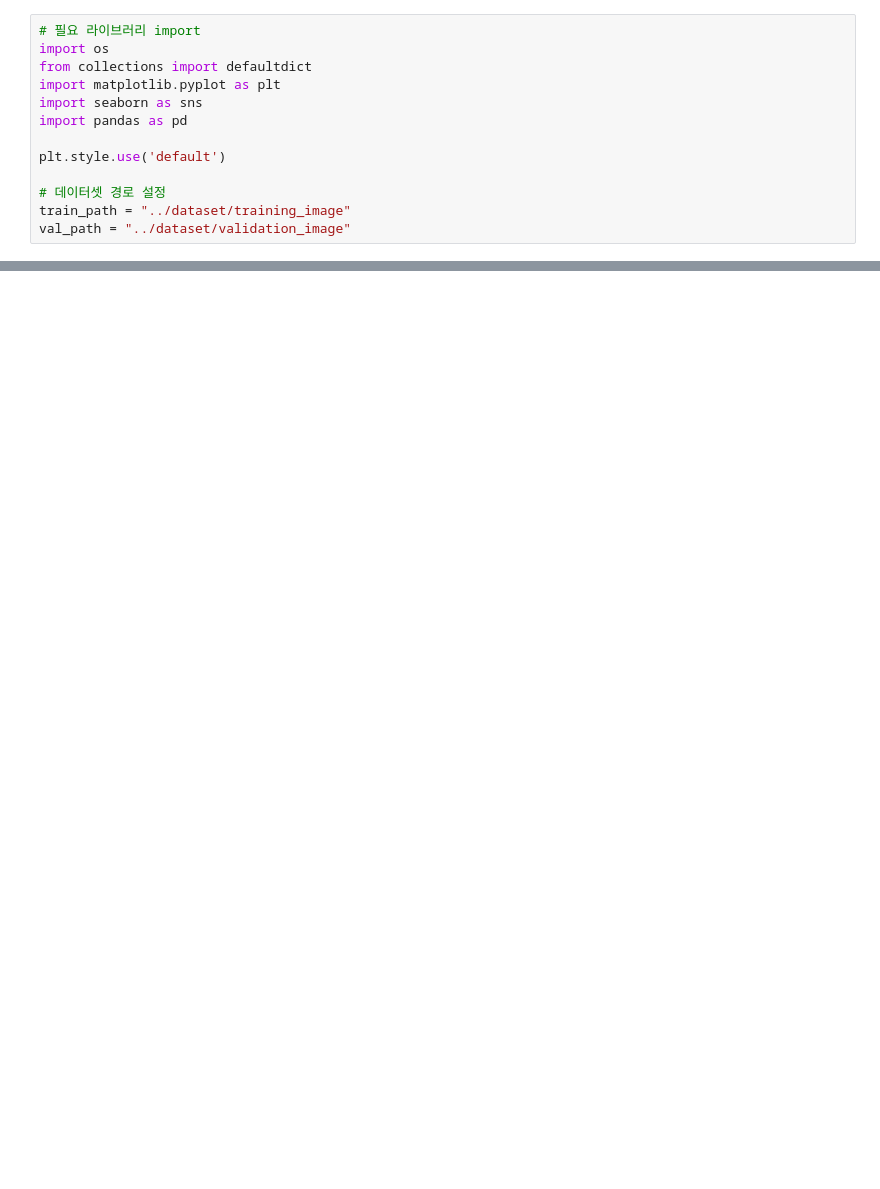
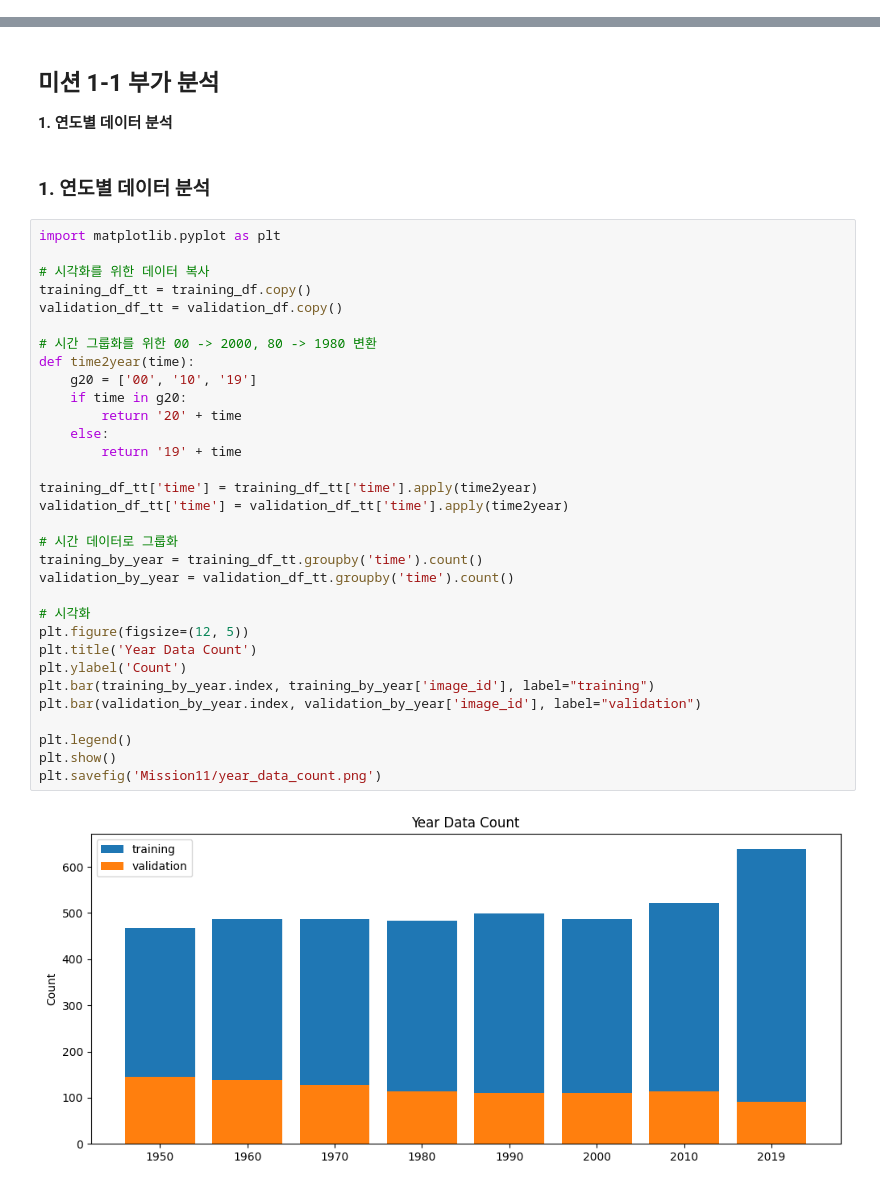
Before and after one commit to editdiary/DCC, a Jupyter notebook: Mission1/mission1-1.ipynb, the cells around one changed output, grey strips where cells are left out. Saved outputs shown, nothing was run; the diff lists cells and outputs as text; blank space fills up the shorter version.

```diff
--- a/Mission1/mission1-1.ipynb
+++ b/Mission1/mission1-1.ipynb
@@ -6,13 +24,0 @@
-# %%
-# 필요 라이브러리 import
-import os
-from collections import defaultdict
-import matplotlib.pyplot as plt
-import seaborn as sns
-import pandas as pd
-
-plt.style.use('default')
-
-# 데이터셋 경로 설정
-train_path = "../dataset/training_image"
-val_path = "../dataset/validation_image"
@@ -133,0 +186,41 @@ val_df.to_csv('./val_mission1-1.csv')
+# %% [markdown]
+## 미션 1-1 부가 분석
+<strong>
+1. 연도별 데이터 분석
+</strong>
+# %% [markdown]
+### 1. 연도별 데이터 분석
+# %%
+import matplotlib.pyplot as plt
+
+# 시각화를 위한 데이터 복사
+training_df_tt = training_df.copy()
+validation_df_tt = validation_df.copy()
+
+# 시간 그룹화를 위한 00 -> 2000, 80 -> 1980 변환
+def time2year(time):
+    g20 = ['00', '10', '19']
+    if time in g20:
+        return '20' + time
+    else:
+        return '19' + time
+
+training_df_tt['time'] = training_df_tt['time'].apply(time2year)
+validation_df_tt['time'] = validation_df_tt['time'].apply(time2year)
+
+# 시간 데이터로 그룹화
+training_by_year = training_df_tt.groupby('time').count()
+validation_by_year = validation_df_tt.groupby('time').count()
+
+# 시각화
+plt.figure(figsize=(12, 5))
+plt.title('Year Data Count')
+plt.ylabel('Count')
+plt.bar(training_by_year.index, training_by_year['image_id'], label="training")
+plt.bar(validation_by_year.index, validation_by_year['image_id'], label="validation")
+
+plt.legend()
+plt.show()
+plt.savefig('Mission11/year_data_count.png')
+# %% [output]
+[figure, added]
```
Also changed, not shown: parts of 15 cells of this notebook.
